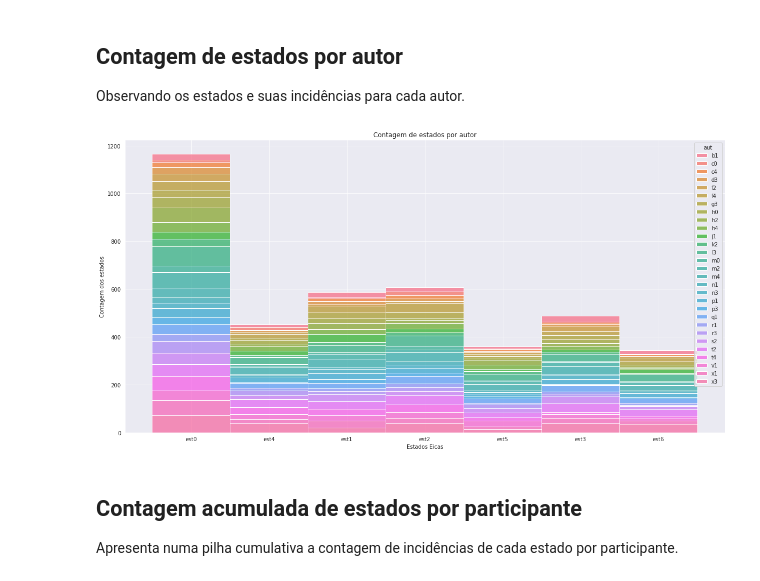
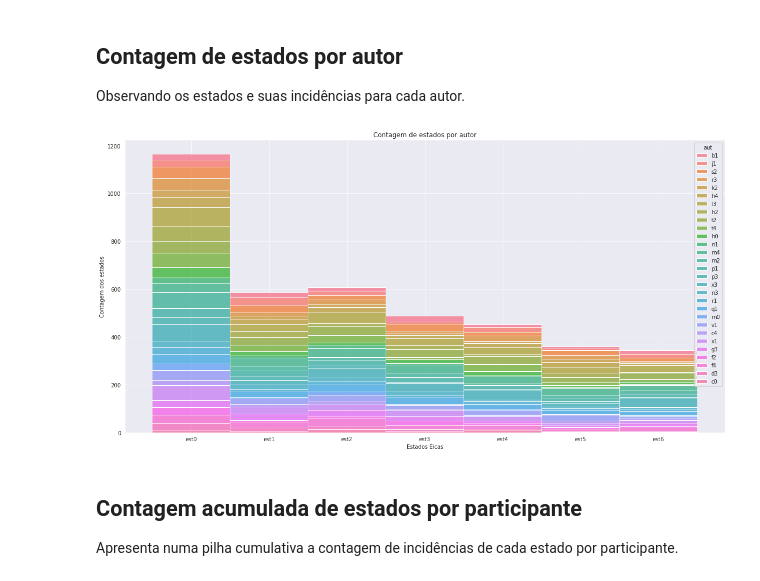
Before and after one commit to labase/data_edu, a Jupyter notebook: ipnb/organelas_eica.ipynb, the cells around one changed output. Saved outputs shown, nothing was run; the diff lists cells and outputs as text; code cells hidden in the pictures.

```diff
--- a/ipnb/organelas_eica.ipynb
+++ b/ipnb/organelas_eica.ipynb
@@ -207,13 +214,14 @@ Observando os estados e suas incidências para cada autor.
 # %%
 import seaborn as sns
 import matplotlib.pyplot as plt
-sns.histplot(x=df_states.st, data=df_states, hue=df_states.aut, bins=28*3, multiple="stack").set(
+d_sort_states = df_states.sort_values(by="st")
+sns.histplot(x=d_sort_states.st, data=d_sort_states, hue=d_sort_states.aut, bins=28*3, multiple="stack").set(
     title="Contagem de estados por autor", xlabel="Estados Eicas", ylabel="Contagem dos estados")
 
 plt.gcf().set_size_inches(20, 10)
 # print((all_states))
 # %% [output]
-[figure, old version]
+[figure, new version]
 # %% [markdown]
 ## Contagem acumulada de estados por participante
 Apresenta numa pilha cumulativa a contagem de incidências de cada estado por participante.
```
Also changed, not shown: parts of 17 cells of this notebook.
